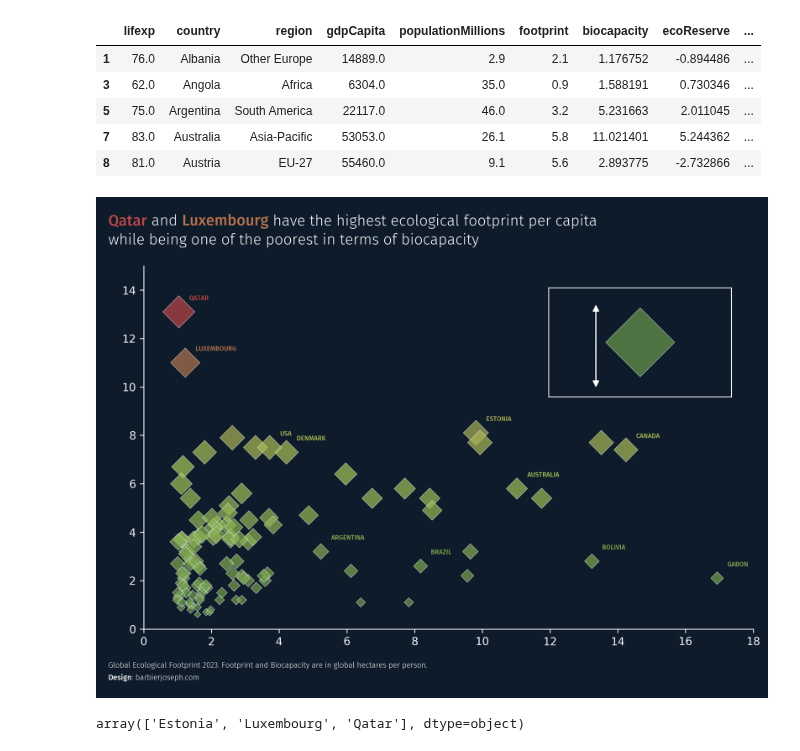
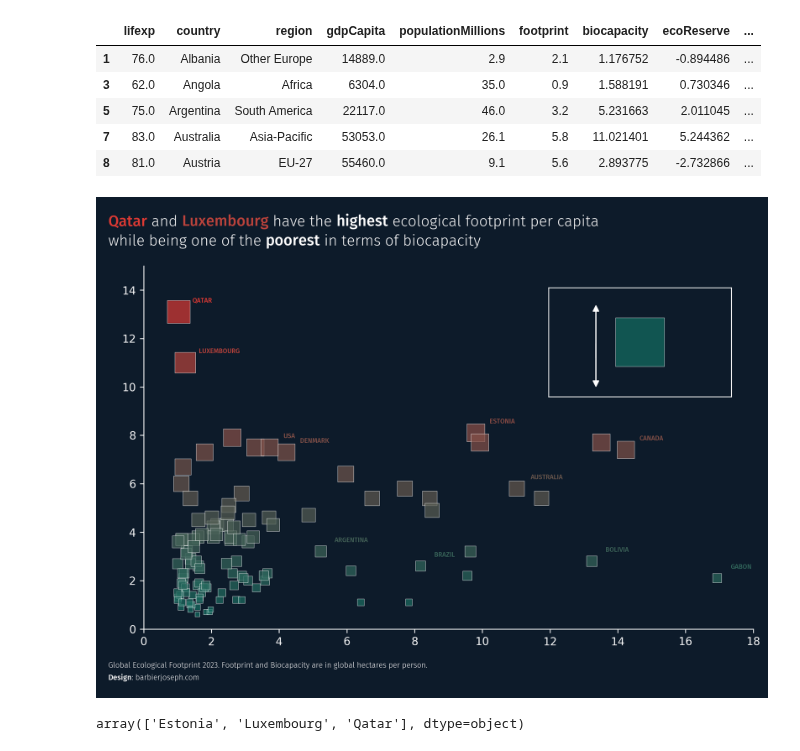
Before and after one commit to JosephBARBIERDARNAL/misc-dataviz, a Jupyter notebook: ecology-country/code.ipynb, the cells around one changed output. Saved outputs shown, nothing was run; the diff lists cells and outputs as text; code cells hidden in the pictures.

Commit message:
update bubble plot

```diff
--- a/ecology-country/code.ipynb
+++ b/ecology-country/code.ipynb
@@ -76,7 +76,7 @@ def draw_arrow(
    fig.patches.append(arrow_patch)
 
 # parameters
-colors = ['#6a994e', '#a7c957', '#bc4749']
+colors = ['#136f63', '#db3a34']
 cmap = create_gradient_colormap(colors)
 background_color = '#0d1b2a'
 text_color = 'white'
@@ -115,7 +115,7 @@ scatter = ax.scatter(
    cmap=cmap,
    edgecolor='white',
    alpha=0.7,
-   marker='D',
+   marker='s',
    linewidth=0.4
 )
 
@@ -126,8 +126,8 @@ for country in countries_to_annote:
    if country == 'United States of America':
       country = 'USA'
    ax_text(
-      x+0.3,
-      y+0.7,
+      x+0.4,
+      y+0.6,
       country.upper(),
       fontsize=6,
       font=bold_font,
@@ -141,8 +141,8 @@ for country in countries_to_annote:
 qatar_color = cmap(data.loc[data['country'] == 'Qatar', c].values[0]/data[c].max())
 luxembourg_color = cmap(data.loc[data['country'] == 'Luxembourg', c].values[0]/data[c].max())
 text = """
-<Qatar> and <Luxembourg> have the highest ecological footprint per capita
-while being one of the poorest in terms of biocapacity
+<Qatar> and <Luxembourg> have the <highest> ecological footprint per capita
+while being one of the <poorest> in terms of biocapacity
 """
 fig_text(
    0.08,
@@ -155,7 +155,9 @@ fig_text(
    va='top',
    highlight_textprops=[
       {'font':bold_font, 'color':qatar_color},
-      {'font':bold_font, 'color':luxembourg_color}
+      {'font':bold_font, 'color':luxembourg_color},
+      {'font':bold_font},
+      {'font':bold_font},
    ],
    ax=ax
 )
@@ -186,35 +188,35 @@ subax = inset_axes(
    width="30%",
    height="30%",
    loc=1,
    borderpad=2
 )
 # plot qatar only
 qatar = data[data['country'] == 'Qatar']
 subax.scatter(
    qatar[x_col],
    qatar[y_col],
    c=qatar[c],
    s=2000,
    cmap=cmap,
    edgecolor='white',
    alpha=0.7,
-   marker='D',
+   marker='s',
    linewidth=0.4
 )
 subax.patch.set_alpha(0)
 subax.spines[['bottom', 'left', 'top', 'right']].set_color(text_color)
 subax.set_xticks([])
 subax.set_yticks([])
 
 # arrow in the legend
 draw_arrow(fig, (0.7, 0.68), (0.7, 0.8), color='white', radius=0)
 draw_arrow(fig, (0.7, 0.72), (0.7, 0.62), color='white', radius=0)
 
 #plt.tight_layout()
 plt.savefig('scatterplot.png', bbox_inches='tight', dpi=300)
 plt.show()
 # %% [output]
-[figure, old version]
+[figure, new version]
 # %%
 data[(data[y_col] > 8)][['country', x_col, y_col]].country.values
 #data[(data[y_col] >6)][['country', x_col, y_col]]
```
Also changed, not shown: 2 other files.
